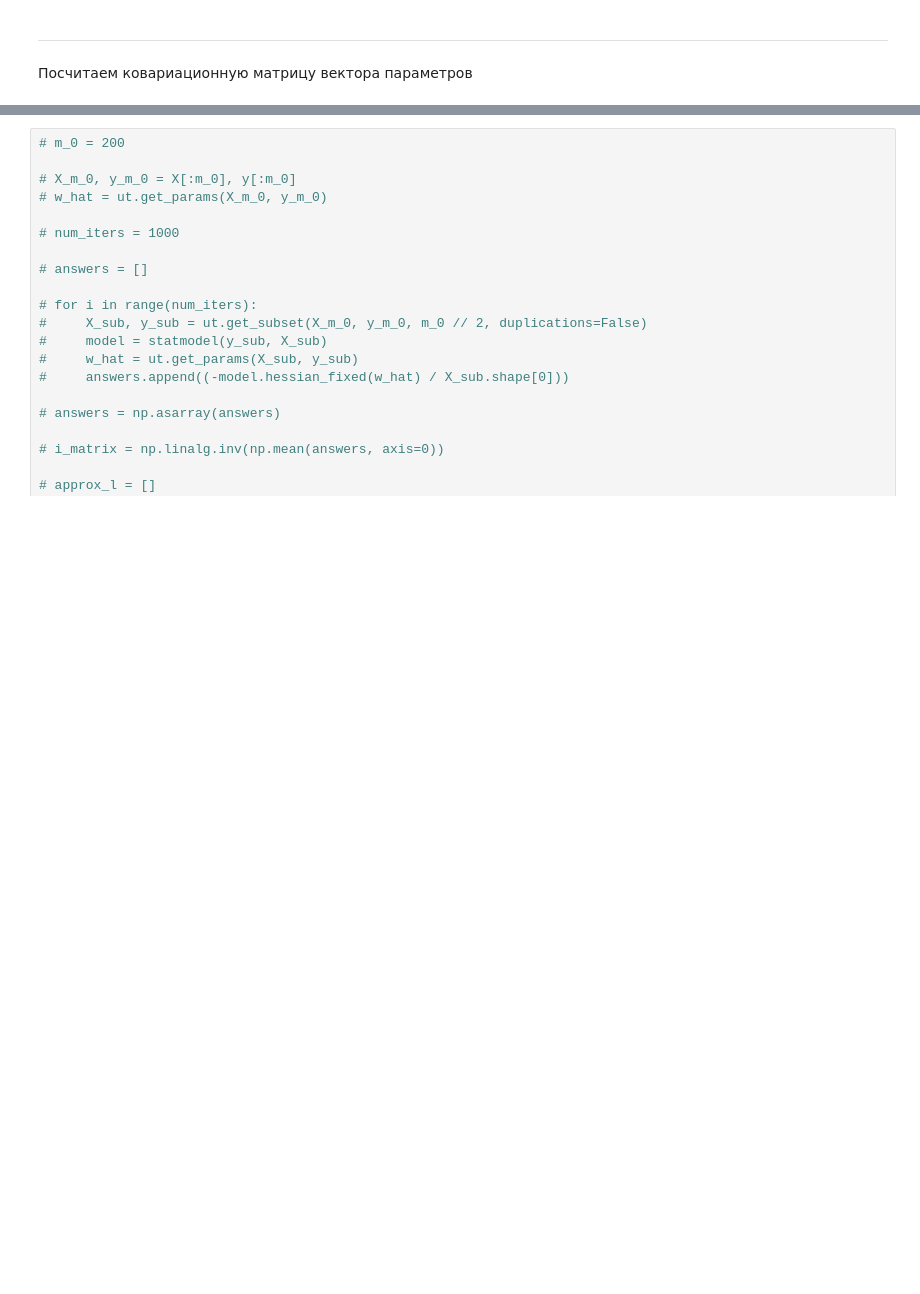
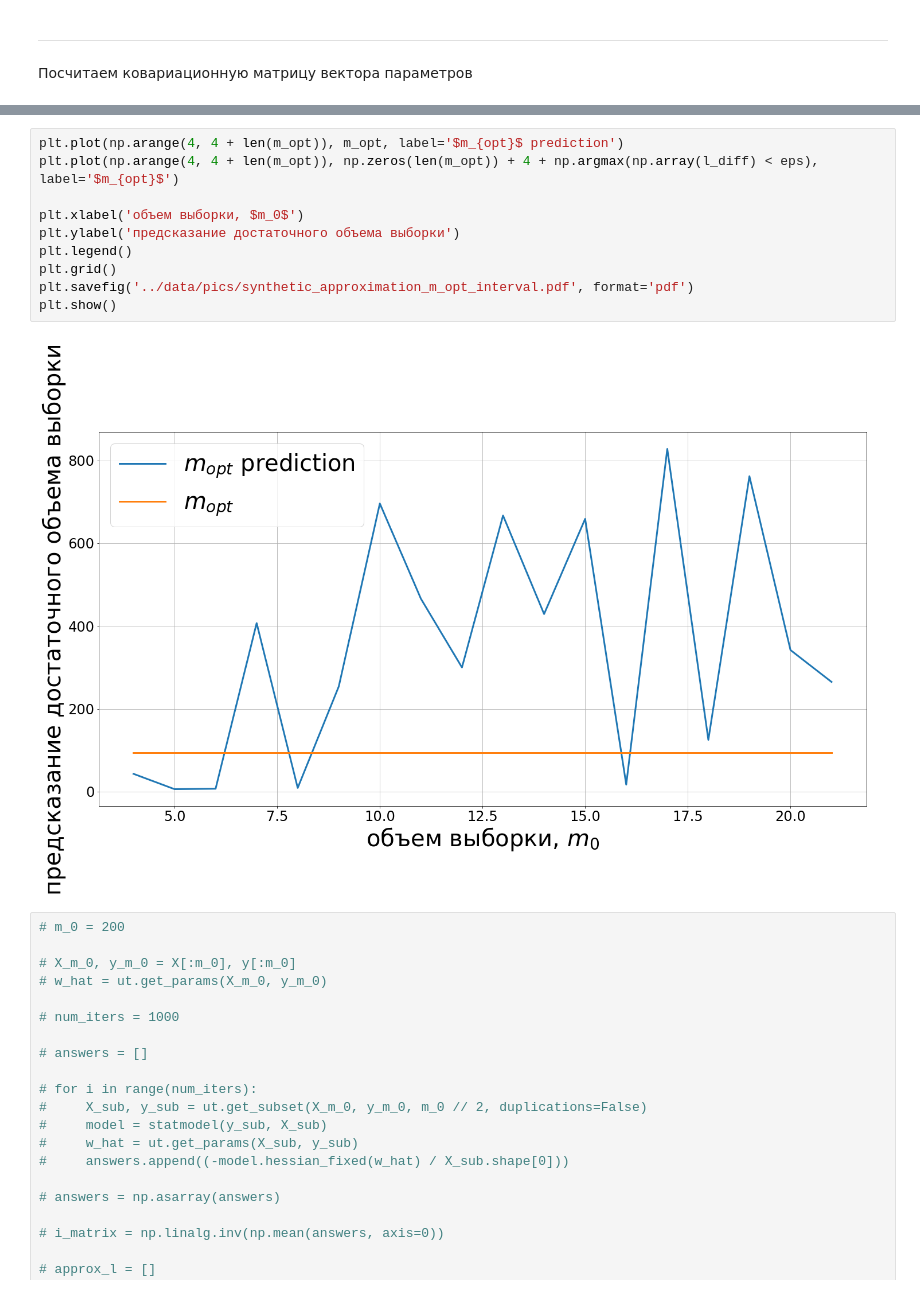
Before and after one commit to Intelligent-Systems-Phystech/2019-Project-44, a Jupyter notebook: code/synthetic.ipynb, the cells around one changed output, grey strips where cells are left out. Drawn from its saved outputs; the diff is of its cells as text; blank space fills up the shorter version.

```diff
--- a/code/synthetic.ipynb
+++ b/code/synthetic.ipynb
@@ -163,3 +246,15 @@ plt.show()
+# %%
+plt.plot(np.arange(4, 4 + len(m_opt)), m_opt, label='$m_{opt}$ prediction')
+plt.plot(np.arange(4, 4 + len(m_opt)), np.zeros(len(m_opt)) + 4 + np.argmax(np.array(l_diff) < eps), label='$m_{opt}$')
+
+plt.xlabel('объем выборки, $m_0$')
+plt.ylabel('предсказание достаточного объема выборки')
+plt.legend()
+plt.grid()
+plt.savefig('../data/pics/synthetic_approximation_m_opt_interval.pdf', format='pdf')
+plt.show()
+# %% [output]
+[figure, added]
 # %%
 # m_0 = 200
 
```
Also changed, not shown: parts of 5 cells of this notebook, 11 other files.
